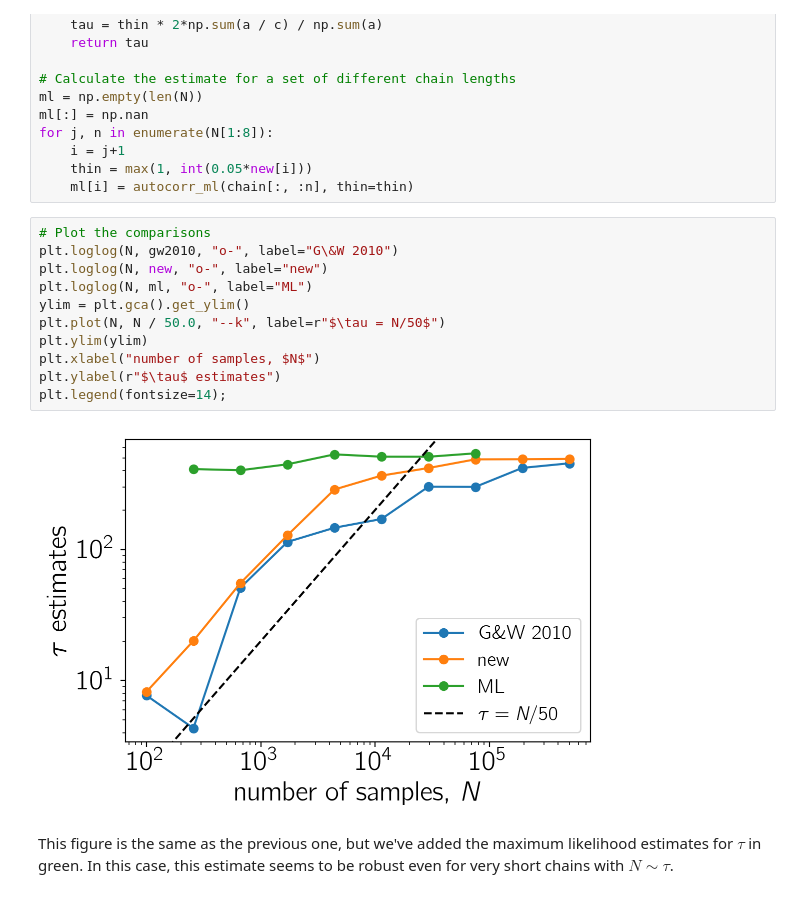
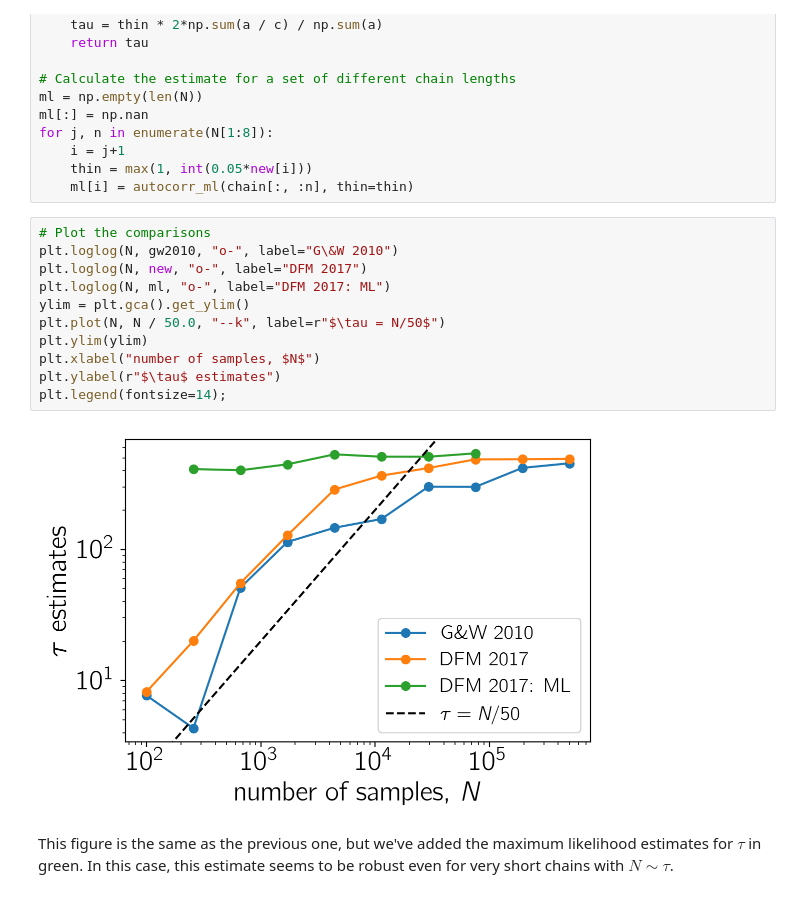
Before and after one commit to dfm/dfm.github.com, a Jupyter notebook: downloads/notebooks/autocorr.ipynb, the cells around one changed output. Drawn from its saved outputs; the diff is of its cells as text.

```diff
--- a/downloads/notebooks/autocorr.ipynb
+++ b/downloads/notebooks/autocorr.ipynb
@@ -377,16 +379,16 @@ for j, n in enumerate(N[1:8]):
 # %%
 # Plot the comparisons
 plt.loglog(N, gw2010, "o-", label="G\&W 2010")
-plt.loglog(N, new, "o-", label="new")
-plt.loglog(N, ml, "o-", label="ML")
+plt.loglog(N, new, "o-", label="DFM 2017")
+plt.loglog(N, ml, "o-", label="DFM 2017: ML")
 ylim = plt.gca().get_ylim()
 plt.plot(N, N / 50.0, "--k", label=r"$\tau = N/50$")
 plt.ylim(ylim)
 plt.xlabel("number of samples, $N$")
 plt.ylabel(r"$\tau$ estimates")
 plt.legend(fontsize=14);
 # %% [output]
-[figure, old version]
+[figure, new version]
 # %% [markdown]
 This figure is the same as the previous one, but we've added the maximum likelihood estimates for $\tau$ in green.
 In this case, this estimate seems to be robust even for very short chains with $N \sim \tau$.
```
Also changed, not shown: parts of 3 cells of this notebook, 15 other files.
